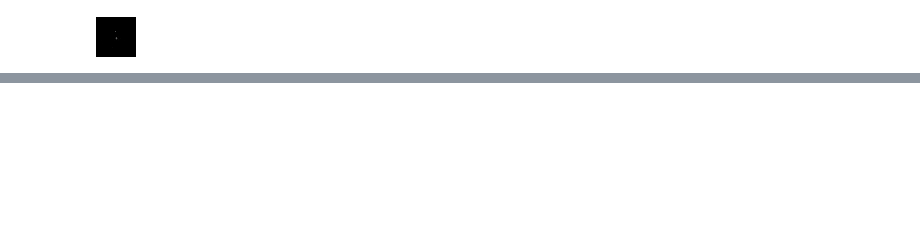
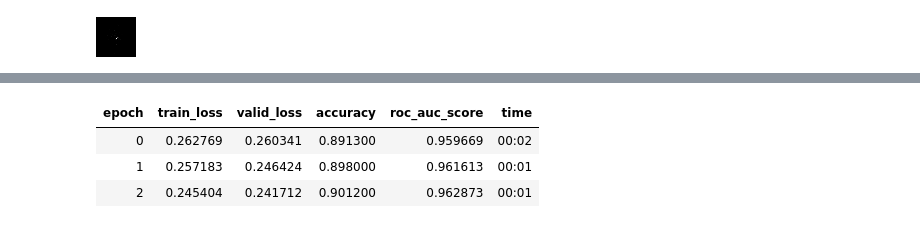
Before and after one commit to lewtun/dl4phys, a Jupyter notebook: lecture04.ipynb, the cells around one changed output, grey strips where cells are left out. Saved outputs shown, nothing was run; the diff lists cells and outputs as text; code cells hidden in the pictures; blank space fills up the shorter version.

```diff
--- a/lecture04.ipynb
+++ b/lecture04.ipynb
@@ -277,0 +304,4 @@ KeyboardInterrupt:
+# %%
+learn = Learner(
+    dls, simple_cnn, metrics=[accuracy, RocAucBinary()], loss_func=F.cross_entropy
+)
@@ -277,0 +316,7 @@ KeyboardInterrupt:
+# %%
+learn.fit_one_cycle(3, 3e-3)
+# %% [output]
+| epoch | train_loss | valid_loss | accuracy | roc_auc_score | time |
+| 0 | 0.262769 | 0.260341 | 0.891300 | 0.959669 | 00:02 |
+| 1 | 0.257183 | 0.246424 | 0.898000 | 0.961613 | 00:01 |
+| 2 | 0.245404 | 0.241712 | 0.901200 | 0.962873 | 00:01 |
```
Also changed, not shown: parts of 73 cells of this notebook.
